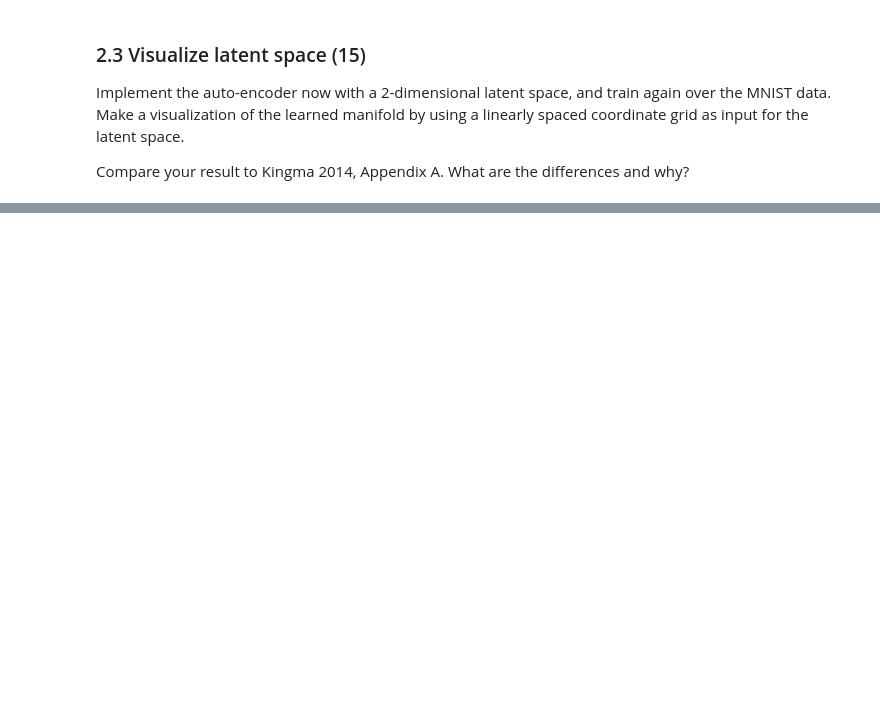
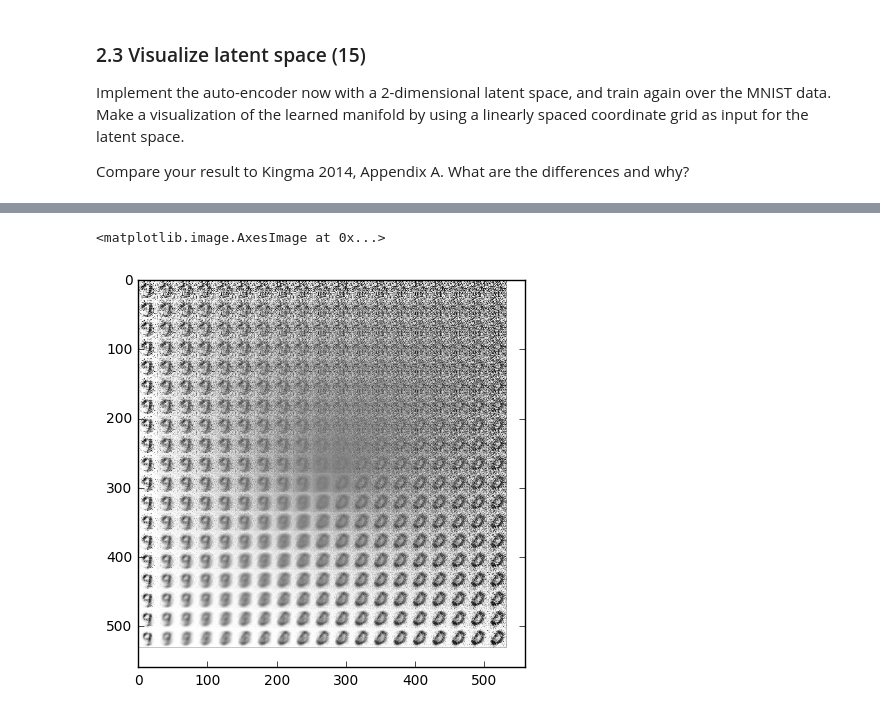
Before and after one commit to danakianfar/machine_learning_2_labs, a Jupyter notebook: lab3/Lab3.ipynb, the cells around one changed output, grey strips where cells are left out. Drawn from its saved outputs; the diff is of its cells as text; code cells hidden in the pictures; blank space fills up the shorter version.

```diff
--- a/lab3/Lab3.ipynb
+++ b/lab3/Lab3.ipynb
@@ -457,0 +492,31 @@ KeyboardInterrupt:
+# %%
+import itertools
+from scipy.stats import norm
+
+num_samples = 20
+sampled_vals = np.linspace(0.001,1,num_samples)
+
+grid1, grid2 = np.meshgrid(sampled_vals, sampled_vals)
+
+decoded_imgs = np.empty((num_samples * 28, num_samples * 28))
+
+for i in range(num_samples):
+    for j in range(num_samples):
+
+        # Get grid value at i,j
+        grid_xy = np.array([grid1[i,j], grid2[i,j]], dtype=np.float32)
+
+        # Use inverse CDF of gaussian to sample Z
+        z_samples = norm.ppf(grid_xy).astype(np.float32)[:,np.newaxis]
+
+        # Decode image from samples
+        img = P(Variable(torch.from_numpy(z_samples.T))).data.numpy()
+
+        # save
+        decoded_imgs[28*(i):28*(i+1), 28*(j):28*(j+1)] = np.reshape(img, (28,28))
+
+plt.figure(figsize=(5,5))
+plt.imshow(decoded_imgs)
+# %% [output]
+<matplotlib.image.AxesImage at 0x...>
+[figure, added]
```
Also changed, not shown: parts of 4 cells of this notebook.
